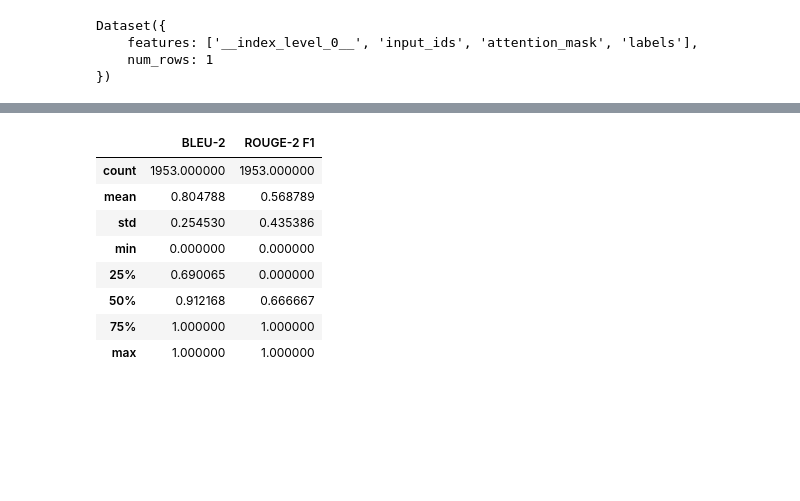
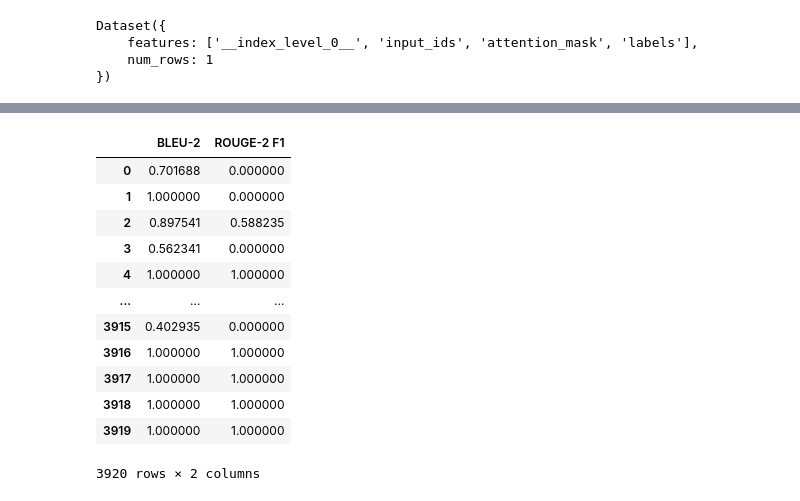
Before and after one commit to SOL1archive/KoGrammar, a Jupyter notebook: test.ipynb, the cells around one changed output, grey strips where cells are left out. Drawn from its saved outputs; the diff is of its cells as text; code cells hidden in the pictures; blank space fills up the shorter version.

```diff
--- a/test.ipynb
+++ b/test.ipynb
@@ -150,17 +224,24 @@ def eval(model, tokenizer, input_seq, label, metric, options = dict()):
 
     return score
 # %%
-validset = tokenized_dataset['valid'].with_format("torch", device=device)
-test_sample = validset.shuffle().select(range(1))
-print(test_sample['input_ids'].shape)
+testset = tokenized_dataset['test'].with_format("torch", device=device)
+test_sample = testset.shuffle().select(range(1))
 output = generate_from_data(baseline_model, tokenizer, test_sample)
-distil_output = generate_seq(distil_model, tokenizer, test_sample)
-tiny_distil_output = generate_seq(tiny_distil_model, tokenizer, test_sample)
+
+input_data = dict()
+input_data['input_ids'] = test_sample['input_ids']
+input_data['attention_mask'] = test_sample['attention_mask']
+distil_output = generate_seq(distil_model, tokenizer, input_data)
+tiny_distil_output = generate_seq(tiny_distil_model, tokenizer, input_data)
+quantized_distil_output = generate_seq(quantized_distil_model, tokenizer, input_data)
+quantized_tiny_distil_output = generate_seq(quantized_tiny_distil_model, tokenizer, input_data)
 
 print(output['input_text'],
       'baseline: ' + output['generated_text'],
       'distil: ' + distil_output,
       'tiny_distil: ' + tiny_distil_output,
+      'quantized_distil: ' + quantized_distil_output,
+      'quantized_tiny_distil: ' + quantized_tiny_distil_output,
       output['target_text'],
       sep='\n\n'
       )
@@ -178,15 +262,24 @@ datasets.arrow_dataset.Dataset
 # %%
-accuracy = evaluate.load('accuracy')
 bleu = evaluate.load('google_bleu')
 rouge = Rouge()
 result_df_dict = dict()
+model_lt = [
+    ('distil', distil_model),
+    ('tiny_distil', tiny_distil_model),
+    ('baseline', baseline_model),
+    ('quantized_distil', quantized_distil_model),
+    ('quantized_tiny_distil', quantized_tiny_distil_model),
+]
 
-for name, model in [('baseline', baseline_model), ('distil', distil_model), ('tiny_distil', tiny_distil_model)]:
+performance_dict = dict()
+
+for name, model in model_lt:
     accuracy_lt = []
     bleu_score_lt = []
     rouge_score_lt = []
 
-    for example in tqdm(validset.shuffle().select(range(2000))):
+    start = timeit.default_timer()
+    for example in tqdm(testset.shuffle().select(range(4000))):
         data = dict()
         for key in example:
             data[key] = example[key].unsqueeze(0)
@@ -206,11 +299,17 @@ for name, model in [('baseline', baseline_model), ('distil', distil_model), ('ti
         #accuracy_lt.append(accuracy_score)
         bleu_score_lt.append(bleu_score)
         rouge_score_lt.append(rouge_score)
+    end = timeit.default_timer()
 
     bleu_score_series = pd.Series(bleu_score_lt)
     rouge_score_series = pd.Series(rouge_score_lt)
-    print(bleu_score_series.mean(), rouge_score_series.mean(), sep='\t')
+    print('BLEU: ' + str(bleu_score_series.mean()),
+          'ROUGE: ' + str(rouge_score_series.mean()),
+          'Time: ' + str(end - start),
+          sep='\t'
+          )
     result_df = pd.concat([bleu_score_series, rouge_score_series], axis=1)
     result_df.columns = ['BLEU-2', 'ROUGE-2 F1']
     result_df_dict[name] = result_df
+    performance_dict[name] = end - start
 # %% [output]
@@ -218,15 +335,0 @@ for name, model in [('baseline', baseline_model), ('distil', distil_model), ('ti
-# %%
-for result_df in result_df_dict.values():
-    result_df.to_csv(f'./result-data/{checkpoint}-valid_result.csv')
-
-describle_df = pd.concat({name: result_df.describe() for name, result_df in result_df_dict.values()}, axis=1)
-# %% [output]
-|  | BLEU-2 | ROUGE-2 F1 |
-| count | 1953.000000 | 1953.000000 |
-| mean | 0.804788 | 0.568789 |
-| std | 0.254530 | 0.435386 |
-| min | 0.000000 | 0.000000 |
-| 25% | 0.690065 | 0.000000 |
-| 50% | 0.912168 | 0.666667 |
-| 75% | 1.000000 | 1.000000 |
-| max | 1.000000 | 1.000000 |
@@ -232,0 +344,16 @@ describle_df = pd.concat({name: result_df.describe() for name, result_df in resu
+# %%
+result_df_dict['distil']
+# %% [output]
+|  | BLEU-2 | ROUGE-2 F1 |
+| 0 | 0.701688 | 0.000000 |
+| 1 | 1.000000 | 0.000000 |
+| 2 | 0.897541 | 0.588235 |
+| 3 | 0.562341 | 0.000000 |
+| 4 | 1.000000 | 1.000000 |
+| ... | ... | ... |
+| 3915 | 0.402935 | 0.000000 |
+| 3916 | 1.000000 | 1.000000 |
+| 3917 | 1.000000 | 1.000000 |
+| 3918 | 1.000000 | 1.000000 |
+| 3919 | 1.000000 | 1.000000 |
+3920 rows × 2 columns
```
Also changed, not shown: parts of 19 cells of this notebook.
